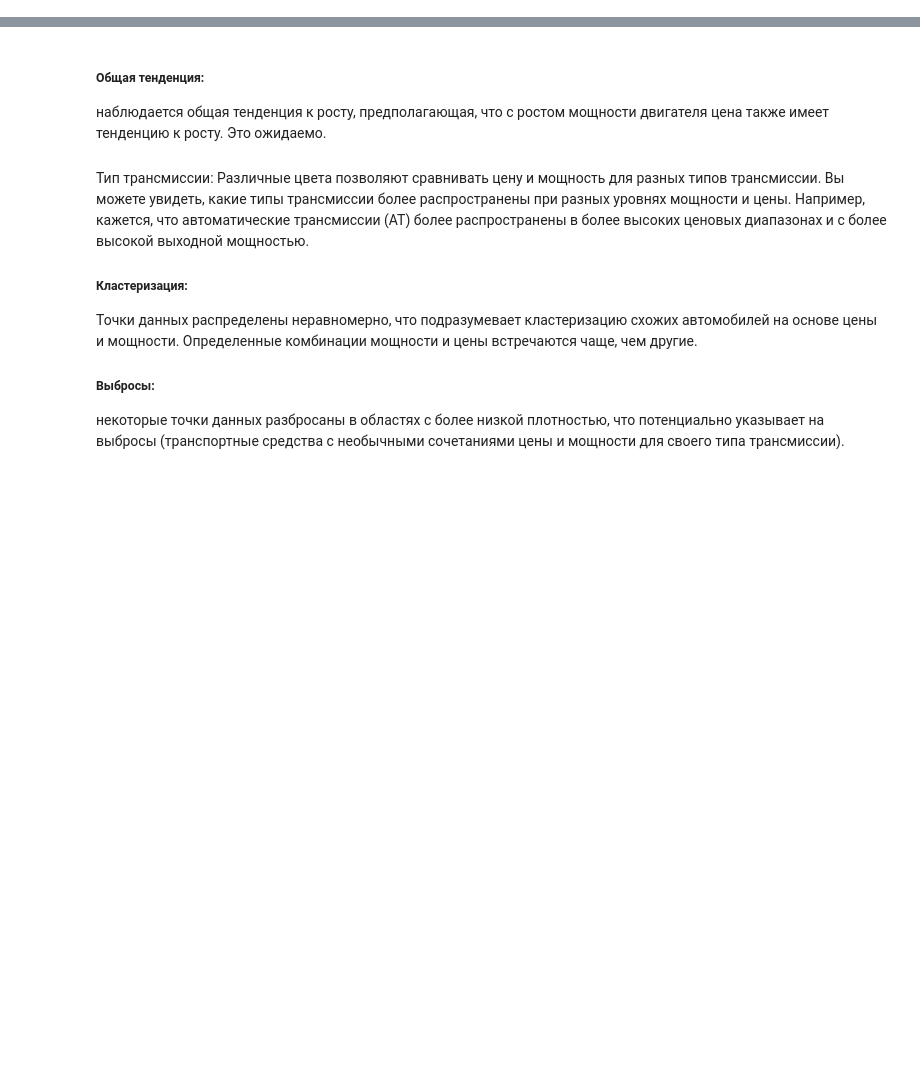
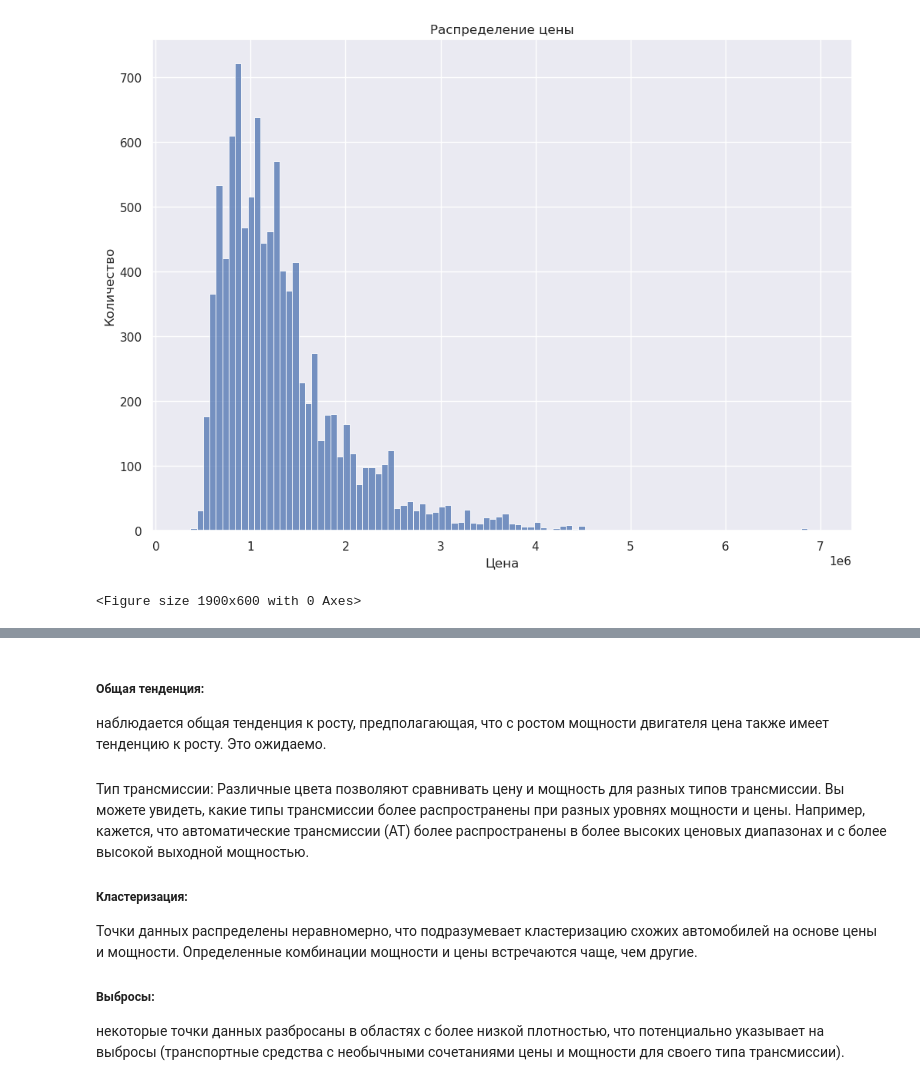
Before and after one commit to maxtyrsa/maxtyrsa, a Jupyter notebook: Анализ рынка подержанных автомобилей: парсинг данных с carro.ru/carro.ipynb, the cells around one changed output, grey strips where cells are left out. Saved outputs shown, nothing was run; the diff lists cells and outputs as text; code cells hidden in the pictures; blank space fills up the shorter version.

```diff
--- a/Анализ рынка подержанных автомобилей: парсинг данных с carro.ru/carro.ipynb
+++ b/Анализ рынка подержанных автомобилей: парсинг данных с carro.ru/carro.ipynb
@@ -193,0 +59,17 @@ sns.set_theme(rc={'figure.figsize':(11.7,8.27)})
+# %%
+#Преобразуем столбец year в datetime и вычислик количество лет автомобилей в годах и добавим столбец age
+carro['year'] = carro.year.astype('int')
+carro['age'] = pd.to_datetime('now').year - carro.year
+# %%
+# Добавим строки с названием и моделью автомобилей
+carro['brand'] = carro.url.str.split('/').str[5]
+carro['model'] = carro.url.str.split('/').str[6]
+# %%
+# Применение регулярных выражений для замены значений
+carro['price'] = carro['price'].str.replace(r'\D+', '', regex=True).astype('int')
+carro['mileage'] = carro['mileage'].str.replace(r'\D+', '', regex=True).astype('int')
+carro['volume'] = carro['volume'].str.replace(' л', '').str.replace('\xa0', '').astype('float')
+carro['power'] = carro['power'].str.replace(r'\D+', '', regex=True).astype('int')
+# %%
+# Удалим колонку URL
+carro.drop(columns=['url'], axis=1, inplace=True)
@@ -193,0 +222,10 @@ sns.set_theme(rc={'figure.figsize':(11.7,8.27)})
+# %%
+sns.histplot(carro['price'])
+plt.xlabel('Цена')
+plt.ylabel('Количество')
+plt.title('Распределение цены')
+plt.figure(figsize=(19,6))
+plt.show()
+# %% [output]
+[figure, added]
+<Figure size 1900x600 with 0 Axes>
```
Also changed, not shown: parts of 67 cells of this notebook, 1 other file.
